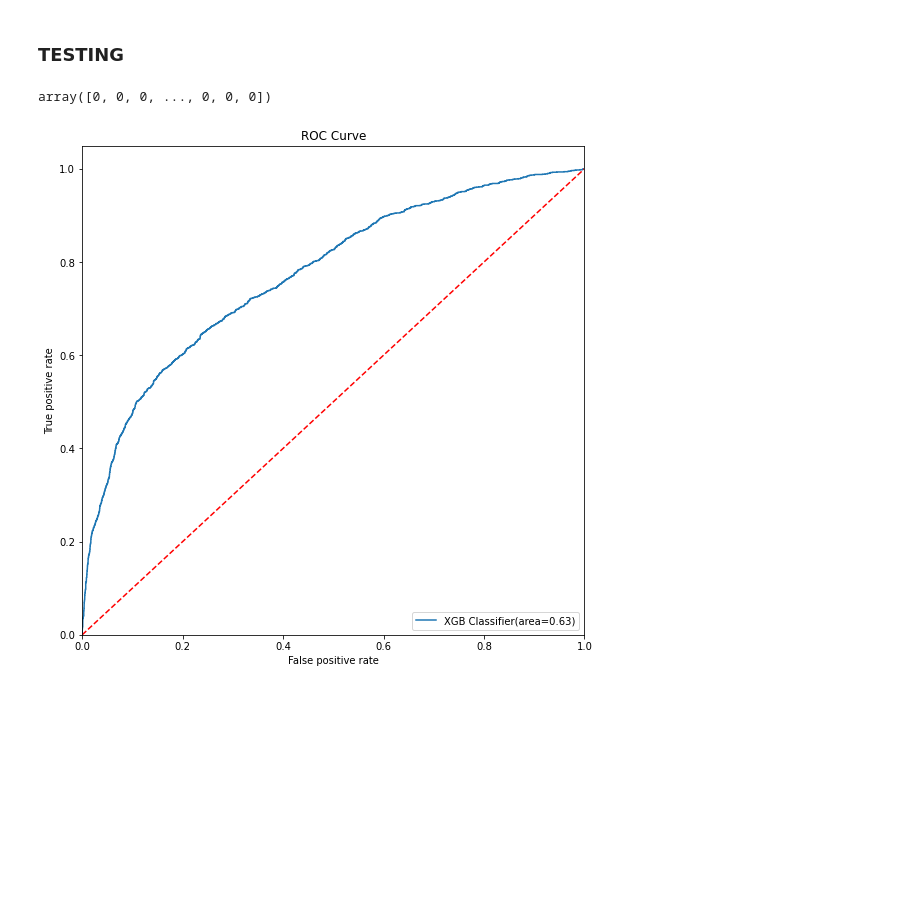
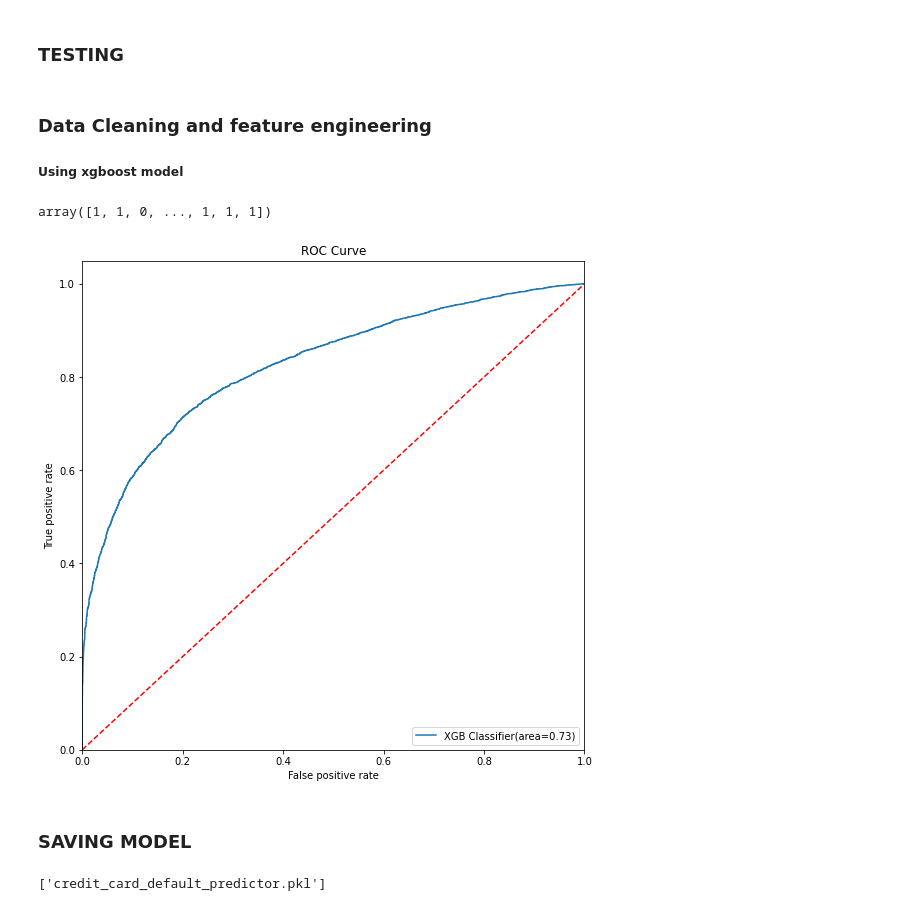
Before and after one commit to NeonStone7/credit_card_risk_assessment, a Jupyter notebook: Project_Credit_card_risk_assessment.ipynb, the cells around one changed output. Saved outputs shown, nothing was run; the diff lists cells and outputs as text; code cells hidden in the pictures; blank space fills up the shorter version.

```diff
--- a/Project_Credit_card_risk_assessment.ipynb
+++ b/Project_Credit_card_risk_assessment.ipynb
@@ -371,7 +458,7 @@ xgboost_classifier=xgboost.XGBClassifier()
 # %%
 randomized_search=RandomizedSearchCV(xgboost_classifier,param_distributions=params,n_iter=5,scoring='roc_auc',n_jobs=-1,verbose=3)
 # %%
-randomized_search.fit(x_scaled,ytrain)
+randomized_search.fit(x_scaled,yresampled)
 # %% [output]
 Fitting 5 folds for each of 5 candidates, totalling 25 fits
 RandomizedSearchCV(estimator=XGBClassifier(base_score=None, booster=None,
@@ -392,7 +479,7 @@ RandomizedSearchCV(estimator=XGBClassifier(base_score=None, booster=None,
                                         'min_child_weight': [1, 3, 7, 5]},
                    scoring='roc_auc', verbose=3)
 # %%
-model=randomized_search.best_estimator_
-model
+xgboost_model=randomized_search.best_estimator_
+xgboost_model
 # %% [output]
 XGBClassifier(base_score=0.5, booster='gbtree', callbacks=None,
@@ -426,5 +581,8 @@ sns.heatmap(confusion_matrix(ytrain,scores),annot=True)
 # %% [markdown]
 ### TESTING
+# %% [markdown]
+### Data Cleaning and feature engineering
+##### Using xgboost model
 # %%
 #feature engineering
 binss=np.linspace(xtest['AGE'].min(),xtest['AGE'].max(),4)
@@ -448,33 +606,46 @@ target=target.map(default_map)
 xtest.drop(['ID','AGE'],axis=1,inplace=True)
 
 xtest=pd.get_dummies(xtest,drop_first=True)
+xtest=xtest.reset_index(drop=True)
 
-xtest=xtest.reset_index(drop=True)
-x_test_scaled=scaler.fit_transform(xtest)
+#DEALING WITH IMBALANCE WITH SMOTE
+os=SMOTE(random_state=0)
+
+xtest_resampled,ytest_resampled=os.fit_resample(xtest,ytest)
+
+x_test_scaled=scaler.fit_transform(xtest_resampled)
 # %%
-pred=model.predict(x_test_scaled)
+pred=xgboost_model.predict(x_test_scaled)
 pred
 # %% [output]
-array([0, 0, 0, ..., 0, 0, 0])
+array([1, 1, 0, ..., 1, 1, 1])
 # %%
-ruc_auc=roc_auc_score(ytest,pred)
+ruc_auc=roc_auc_score(ytest_resampled,pred)
 
-fpr,tpr,thresholds_l=roc_curve(ytest,model.predict_proba(x_test_scaled)[:,1])
+fpr,tpr,thresholds_l=roc_curve(ytest_resampled,xgboost_model.predict_proba(x_test_scaled)[:,1])
 
 
 plt.figure(figsize=(9,9))
 
 plt.plot(fpr,tpr,label='XGB Classifier(area=%0.2f)'%ruc_auc)
 
 
 plt.plot([0,1],[0,1],'r--')
 
 plt.xlim([0.0,1.0])
 plt.ylim([0.0,1.05])
 
 plt.xlabel('False positive rate')
 plt.ylabel('True positive rate')
 plt.title('ROC Curve')
 plt.legend(loc='lower right');
 # %% [output]
-[figure, old version]
+[figure, new version]
+# %% [markdown]
+### SAVING MODEL
+# %%
+#SAVING MODEL
+
+joblib.dump(xgboost_model,'credit_card_default_predictor.pkl')
+# %% [output]
+['credit_card_default_predictor.pkl']
```
Also changed, not shown: parts of 38 cells of this notebook.
